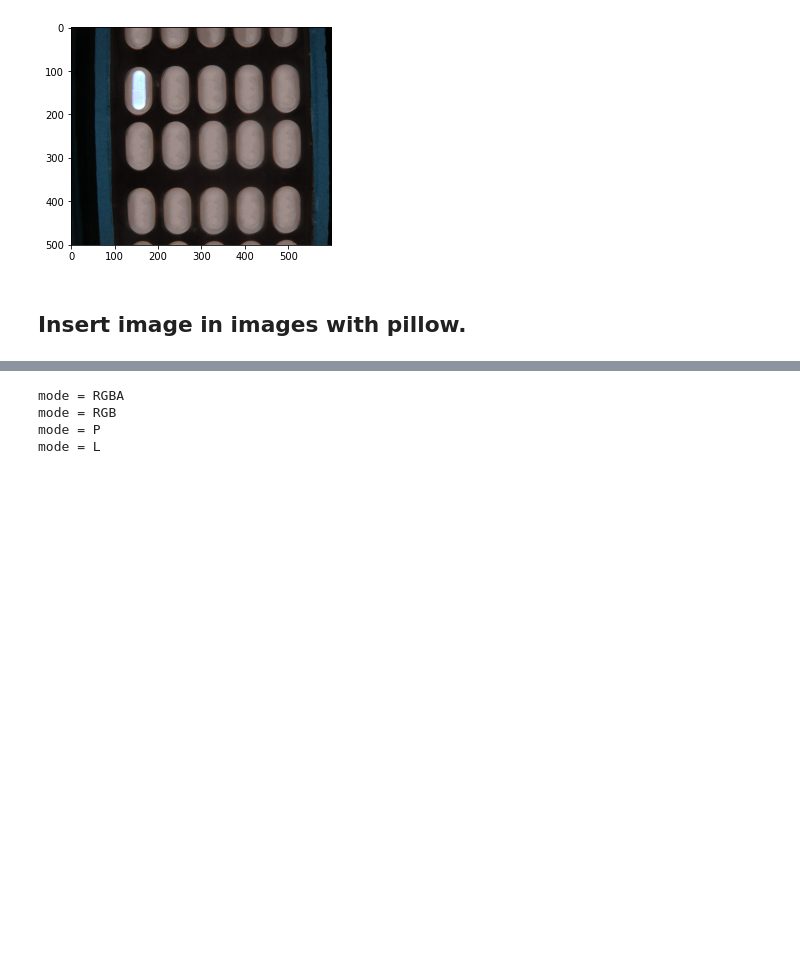
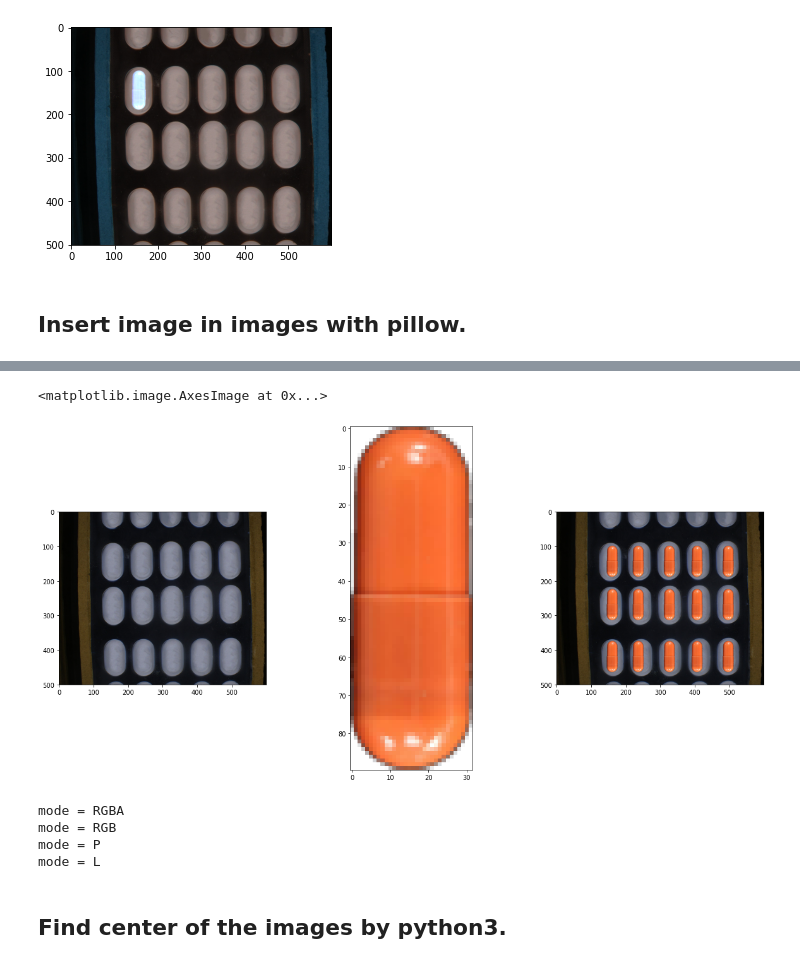
Before and after one commit to lamsd/DrugDatabase, a Jupyter notebook: B3.ipynb, the cells around one changed output, grey strips where cells are left out. Drawn from its saved outputs; the diff is of its cells as text; code cells hidden in the pictures; blank space fills up the shorter version.

```diff
--- a/B3.ipynb
+++ b/B3.ipynb
@@ -345,3 +349,31 @@ plt.imshow(back_im)
+# %%
+from PIL import Image, ImageFilter
+scale = 6
+im1 = Image.open('background/image_convert3.jpg')
+im2 = Image.open('D1/1gfg0_2.png')
+
+list_position_x = [145, 220, 310, 390, 480]
+list_position_y = [100, 225, 375]
+
+width, height = im2.size
+im2 = im2.resize((int(width/scale), int(height/scale)))
+im2 = im2.convert("RGBA")
+
+back_im = im1.copy()
+for i in list_position_x:
+    for j in list_position_y:
+        back_im.paste(im2, (i, j), im2)
+back_im.save('D1/rocket_pillow_paste.png', quality=95,  format="png")
+plt.figure(figsize=(20,10))
+plt.subplot(131)
+plt.imshow(im1)
+plt.subplot(132)
+plt.imshow(im2)
+plt.subplot(133)
+plt.imshow(back_im)
+# %% [output]
+<matplotlib.image.AxesImage at 0x...>
+[figure, added]
 # %%
 import numpy as np
 from PIL import Image
@@ -366,3 +398,5 @@ mode = RGBA
 mode = RGB
 mode = P
 mode = L
+# %% [markdown]
+## Find center of the images by python3.
```
Also changed, not shown: parts of 9 cells of this notebook, 3 other files.
